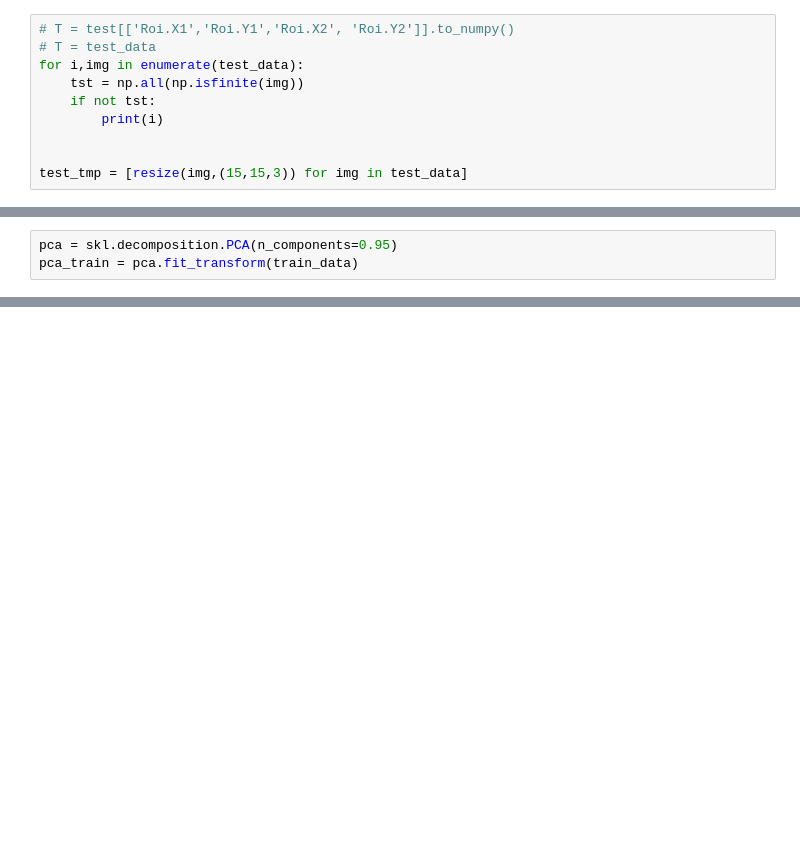
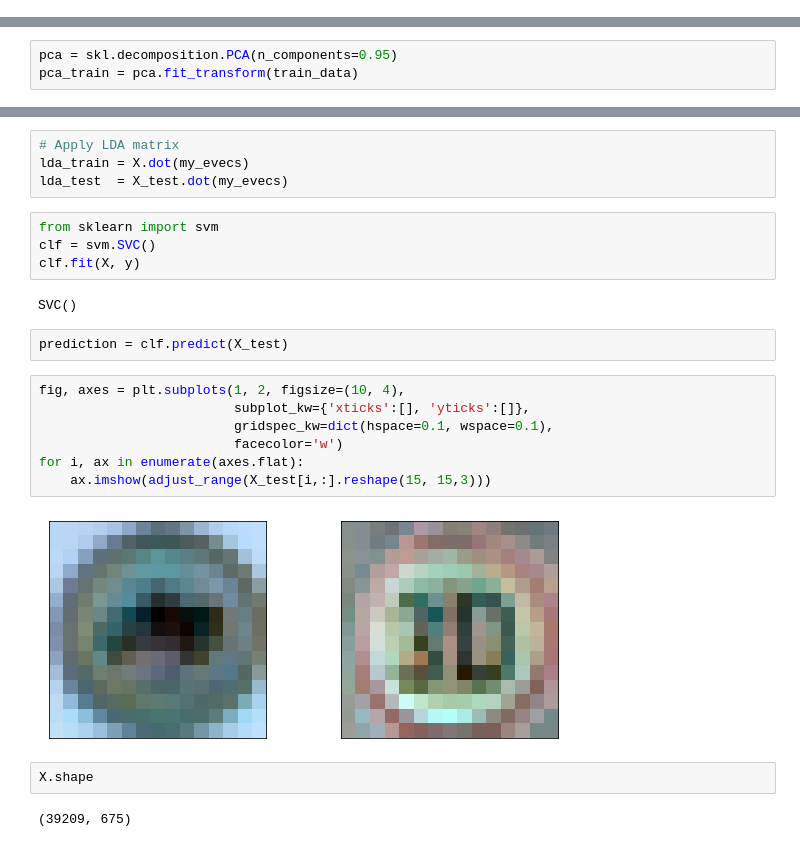
Before and after one commit to aefrank/ucsd_cse276c, a Jupyter notebook: code/hw4_problem1.ipynb, the cells around one changed output, grey strips where cells are left out. Drawn from its saved outputs; the diff is of its cells as text; blank space fills up the shorter version.

```diff
--- a/code/hw4_problem1.ipynb
+++ b/code/hw4_problem1.ipynb
@@ -38,10 +29,0 @@ test_data  = [only_ROI(img,roi) for img,roi    \
-# %%
-# T = test[['Roi.X1','Roi.Y1','Roi.X2', 'Roi.Y2']].to_numpy()
-# T = test_data
-for i,img in enumerate(test_data):
-    tst = np.all(np.isfinite(img))
-    if not tst:
-        print(i)
-
-
-test_tmp = [resize(img,(15,15,3)) for img in test_data]
@@ -170,0 +364,25 @@ for i, ax in enumerate(axes.flat):
+# %%
+# Apply LDA matrix
+lda_train = X.dot(my_evecs)
+lda_test  = X_test.dot(my_evecs)
+# %%
+from sklearn import svm
+clf = svm.SVC()
+clf.fit(X, y)
+# %% [output]
+SVC()
+# %%
+prediction = clf.predict(X_test)
+# %%
+fig, axes = plt.subplots(1, 2, figsize=(10, 4),
+                         subplot_kw={'xticks':[], 'yticks':[]},
+                         gridspec_kw=dict(hspace=0.1, wspace=0.1),
+                         facecolor='w')
+for i, ax in enumerate(axes.flat):
+    ax.imshow(adjust_range(X_test[i,:].reshape(15, 15,3)))
+# %% [output]
+[figure, added]
+# %%
+X.shape
+# %% [output]
+(39209, 675)
```
Also changed, not shown: parts of 21 cells of this notebook, 3 other files.
